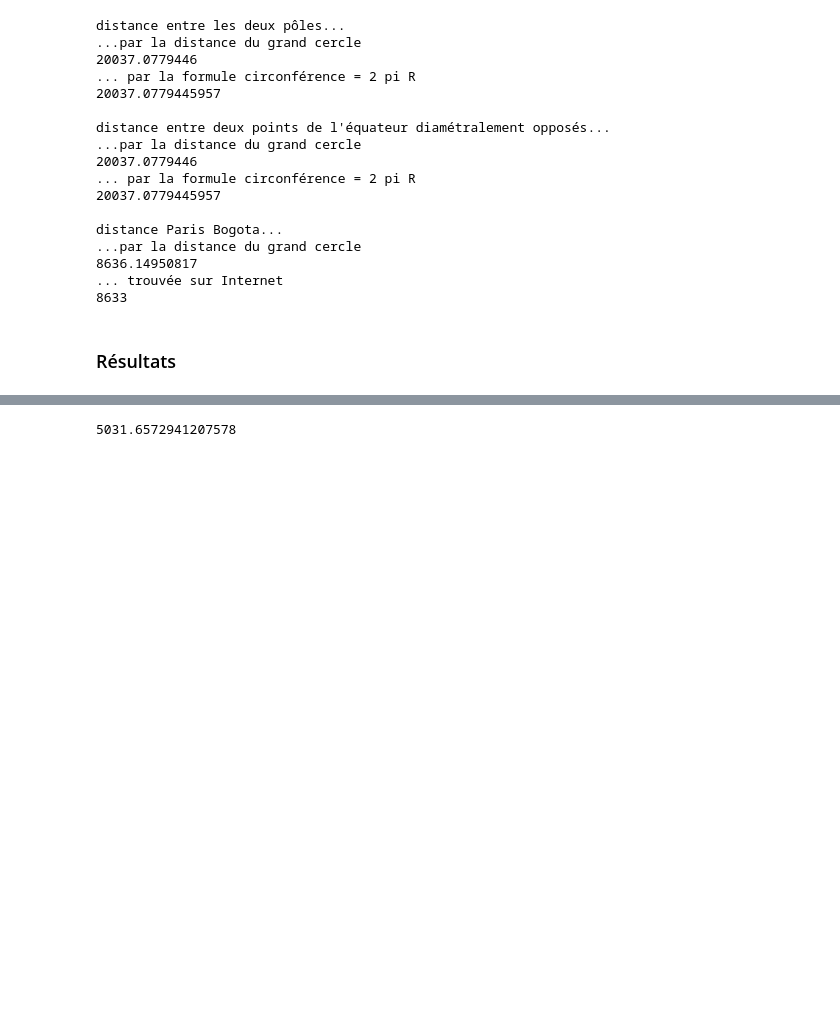
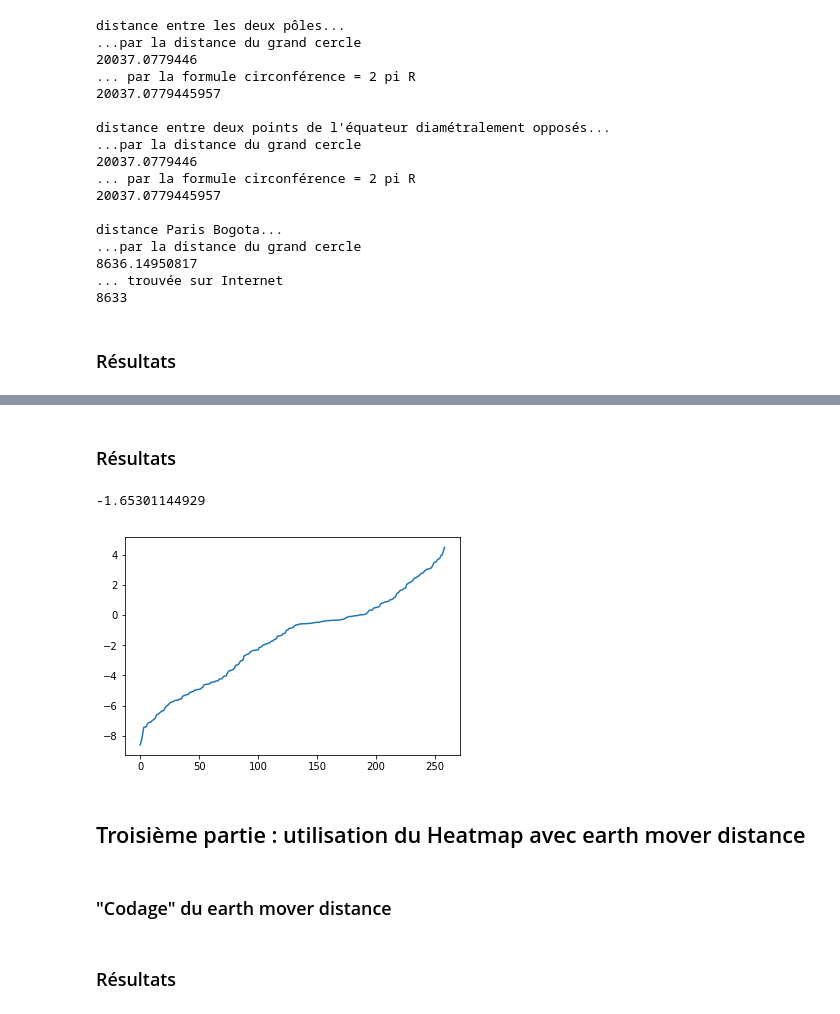
Before and after one commit to SebCoube/SOADML-music-location, a Jupyter notebook: SOADML.ipynb, the cells around one changed output, grey strips where cells are left out. Drawn from its saved outputs; the diff is of its cells as text; code cells hidden in the pictures; blank space fills up the shorter version.

```diff
--- a/SOADML.ipynb
+++ b/SOADML.ipynb
@@ -127,24 +149,59 @@ test = my_data[800:,]
 # %%
 init_scale = 0.1
 weight_prior_variance = 10.0
-init_params = init_random_params(init_scale, layer_sizes=[116, 200, 200, 400])
+init_params = init_random_params(init_scale, layer_sizes=[116, 500, 400])
 
 
 #Fonction de prédiction directement inspirée de l'exemple
-#différence par rapport à avant : on fait en sorte que les outputs soient bien compris entre 0 et 1
+#différence par rapport à avant : on fait en sorte que les outputs soient bien compris entre 0 et 1 et somment à 1
 def nn_predict(params, inputs, nonlinearity = np.tanh):
     for W, b in params:
         outputs = np.dot(inputs, W) + b
         inputs = nonlinearity(outputs)
     outputs =( np.tanh(outputs)+1)/2
+    outputs = outputs/np.sum(outputs)
     return outputs
 
-# Divergence de Kullbacl-Leibler : on ajoute un epsilon aux histogrammes pour éviter les divisions par 0
-def kullback_leibler(params, t) :
+# Divergence de Kullback-Leibler : on ajoute un epsilon aux histogrammes pour éviter les divisions par 0
+def kullback_leibler(predict, true) :
+    predict = predict +0.00000001
+    predict = predict/sum(predict)
+    true = true+0.00000001
+    true = true/sum(true)
+    return(-np.sum(predict*np.log(true/predict)))
+
+#fonction objectif : calcule KL entre la prédiction et la vraie valeur à l'itération t
+def kullback_leibler_objective(params, t) :
+    t = t%799
     predict = nn_predict(params, train[t,0:116] , nonlinearity=np.tanh)
-    predict = predict +0.000001
-    return(np.sum(predict*np.log(predict/(train[t,116:]+0.000001))))
+    true = train[t,116:]
+    return(kullback_leibler(predict, true))
-# %%
-kullback_leibler(init_params, 1)
-# %% [output]
-5031.6572941207578
+# %% [markdown]
+### Résultats
+# %%
+#Optimisation
+
+optimized_params = adam(grad(kullback_leibler_objective), init_params, step_size=0.01, num_iters=20000)
+# %%
+def kullback_leibler_loss (params) :
+    preds = pred(params)
+    true = []
+    for i in range(np.shape(test)[0]) :
+         true.append(test[i, 116:])
+    KL = []
+    for i in range(np.shape(test)[0]):
+        KL.append(kullback_leibler(preds[i] , true[i]))
+    return(KL)
+
+print(np.mean(np.array(kullback_leibler_loss(optimized_params))-np.array(kullback_leibler_loss(init_params))))
+# %% [output]
+-1.65301144929
+# %%
+plt.plot(np.sort(np.array(kullback_leibler_loss(optimized_params))-np.array(kullback_leibler_loss(init_params))))
+plt.show()
+# %% [output]
+[figure, added]
+# %% [markdown]
+## Troisième partie : utilisation du Heatmap avec earth mover distance
+# %% [markdown]
+### "Codage" du earth mover distance
@@ -150,0 +429,2 @@ kullback_leibler(init_params, 1)
+# %% [markdown]
+### Résultats
```
Also changed, not shown: parts of 16 cells of this notebook.
